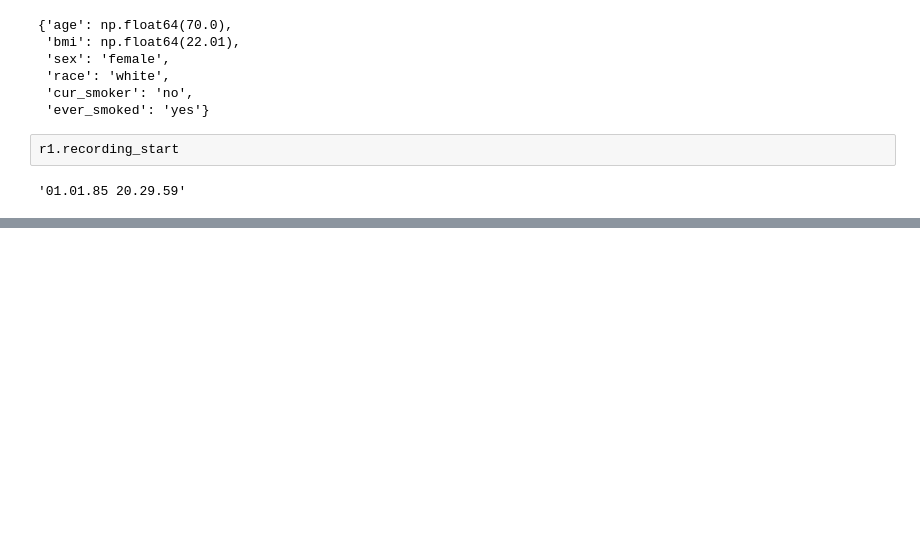
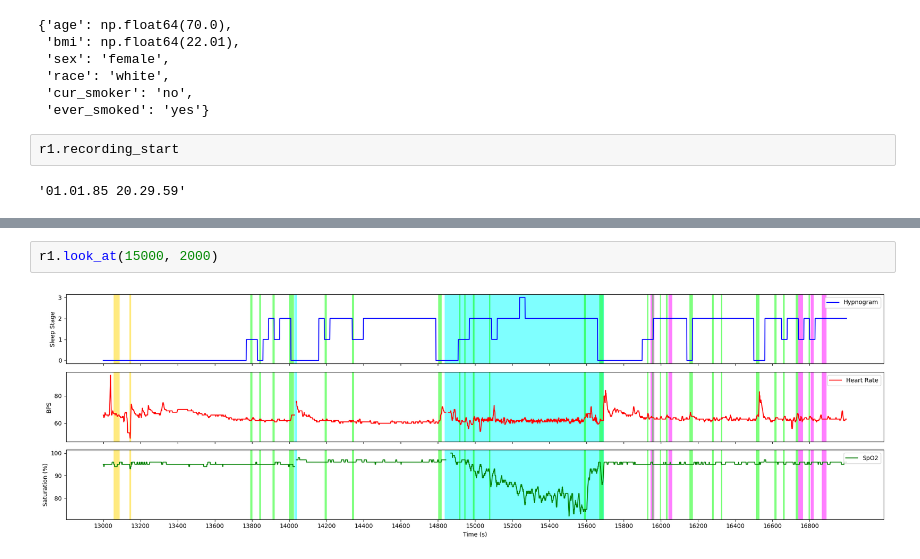
Before and after one commit to JulianBvW/Wearable-Sleep-Event-Detection, a Jupyter notebook: recording_test.ipynb, the cells around one changed output, grey strips where cells are left out. Saved outputs shown, nothing was run; the diff lists cells and outputs as text; blank space fills up the shorter version.

```diff
--- a/recording_test.ipynb
+++ b/recording_test.ipynb
@@ -54,0 +38,4 @@ r1.psg['HR'].plot(figsize=(20, 3))
+# %%
+r1.look_at(15000, 2000)
+# %% [output]
+[figure, added]
```
Also changed, not shown: parts of 7 cells of this notebook, 1 other file.
